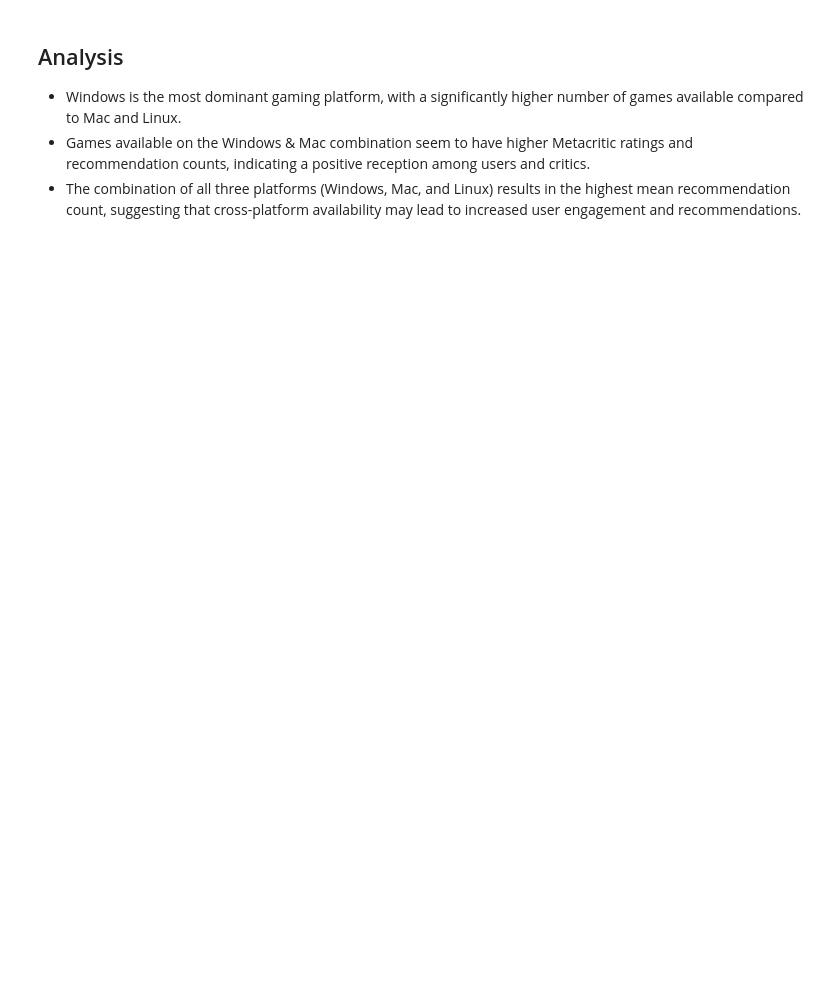
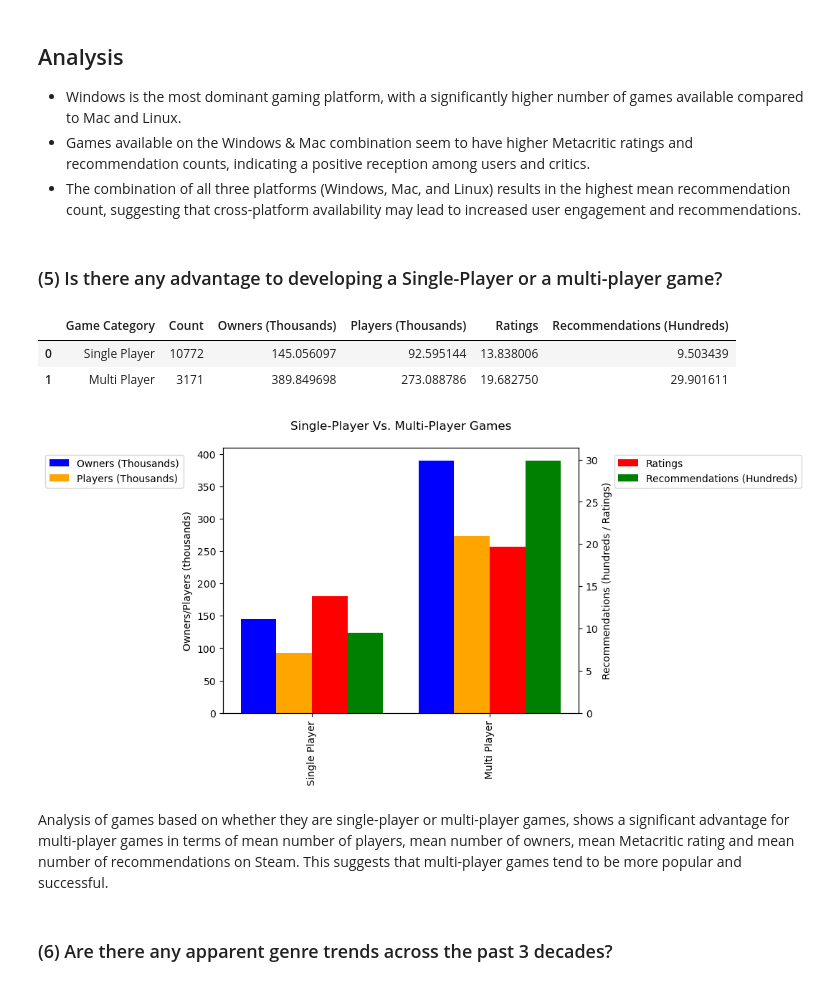
Before and after one commit to nardyjh/Project1-Group7, a Jupyter notebook: project1_Group7_game.ipynb, the cells around one changed output. Drawn from its saved outputs; the diff is of its cells as text; code cells hidden in the pictures; blank space fills up the shorter version.

Commit message:
Category and Trends Analysis

```diff
--- a/project1_Group7_game.ipynb
+++ b/project1_Group7_game.ipynb
@@ -451,3 +451,78 @@ plt.show()
 - Windows is the most dominant gaming platform, with a significantly higher number of games available compared to Mac and Linux.
 - Games available on the Windows & Mac combination seem to have higher Metacritic ratings and recommendation counts, indicating a positive reception among users and critics.
 - The combination of all three platforms (Windows, Mac, and Linux) results in the highest mean recommendation count, suggesting that cross-platform availability may lead to increased user engagement and recommendations.
+# %% [markdown]
+### (5) Is there any advantage to developing a Single-Player or a multi-player game?
+# %%
+#Get average stats for games that are "Single Player"
+singleplayer_df = cleaned_data_df.loc[cleaned_data_df["CategorySinglePlayer"] == True]
+single_count = singleplayer_df["GameName"].count()
+single_players = singleplayer_df["SteamSpyPlayersEstimate"].mean()
+single_owners = singleplayer_df["SteamSpyOwners"].mean()
+single_ratings = singleplayer_df["MetacriticRating"].mean()
+single_recom = singleplayer_df["RecommendationCount"].mean()
+
+#Get average stats for games that are "Multi Player"
+multiplayer_df = cleaned_data_df.loc[cleaned_data_df["CategoryMultiplayer"] == True]
+multi_count = multiplayer_df["GameName"].count()
+multi_players = multiplayer_df["SteamSpyPlayersEstimate"].mean()
+multi_owners = multiplayer_df["SteamSpyOwners"].mean()
+multi_ratings = multiplayer_df["MetacriticRating"].mean()
+multi_recom = multiplayer_df["RecommendationCount"].mean()
+
+single_multi_df = pd.DataFrame({"Game Category": ["Single Player", "Multi Player"],
+                                "Count": [single_count, multi_count],
+                                "Owners (Thousands)": [single_owners/1000, multi_owners/1000],
+                                "Players (Thousands)": [single_players/1000, multi_players/1000],
+                                "Ratings": [single_ratings, multi_ratings],
+                                "Recommendations (Hundreds)": [single_recom/100, multi_recom/100]})
+
+single_multi_df.head()
+# %% [output]
+|  | Game Category | Count | Owners (Thousands) | Players (Thousands) | Ratings | Recommendations (Hundreds) |
+| 0 | Single Player | 10772 | 145.056097 | 92.595144 | 13.838006 | 9.503439 |
+| 1 | Multi Player | 3171 | 389.849698 | 273.088786 | 19.682750 | 29.901611 |
+# %%
+
+fig = plt.figure() # Create matplotlib figure
+
+
+
+#tick_locations = [0.25,0.75]
+#plt.xticks(tick_locations,["Single Player", "Multi Player"])
+
+ax1 = fig.add_subplot(111) # Create matplotlib axes
+ax2 = ax1.twinx()
+
+
+
+single_multi_df["Owners (Thousands)"].plot(kind = "bar", ax=ax1, color = "blue", position=2, width = 0.2)
+single_multi_df["Players (Thousands)"].plot(kind = "bar", ax=ax1, color = "orange", position=1, width = 0.2)
+single_multi_df["Ratings"].plot(kind = "bar", ax=ax2, color = 'red', width = 0.2, position = 0)
+single_multi_df["Recommendations (Hundreds)"].plot(kind = "bar", ax=ax2, color = 'green', width = 0.2, position = -1)
+
+
+
+ax1.set_ylabel("Owners/Players (thousands)")
+ax2.set_ylabel("Recommendations (hundreds / Ratings)")
+plt.title("Single-Player Vs. Multi-Player Games\n")
+plt.xlim(-0.5,1.5)
+
+handles, labels = ax1.get_legend_handles_labels()
+ax1.legend(handles, labels, loc=(-0.5, 0.85))
+handles, labels = ax2.get_legend_handles_labels()
+ax2.legend(handles, labels, loc=(1.1, 0.85))
+
+
+tick_locations = [0,1]
+plt.xticks(tick_locations,["Single Player", "Multi Player"], rotation = 0)
+
+#plt.tight_layout()
+plt.show()
+# %% [output]
+[figure, added]
+# %% [markdown]
+Analysis of games based on whether they are single-player or multi-player games, shows a significant advantage for multi-player games in terms of mean number of players, mean number of owners, mean Metacritic rating and mean number of recommendations on Steam.
+This suggests that multi-player games tend to be more popular and successful.
+# %% [markdown]
+### (6) Are there any apparent genre trends across the past 3 decades?
```
Also changed, not shown: parts of 18 cells of this notebook, 2 other files.
